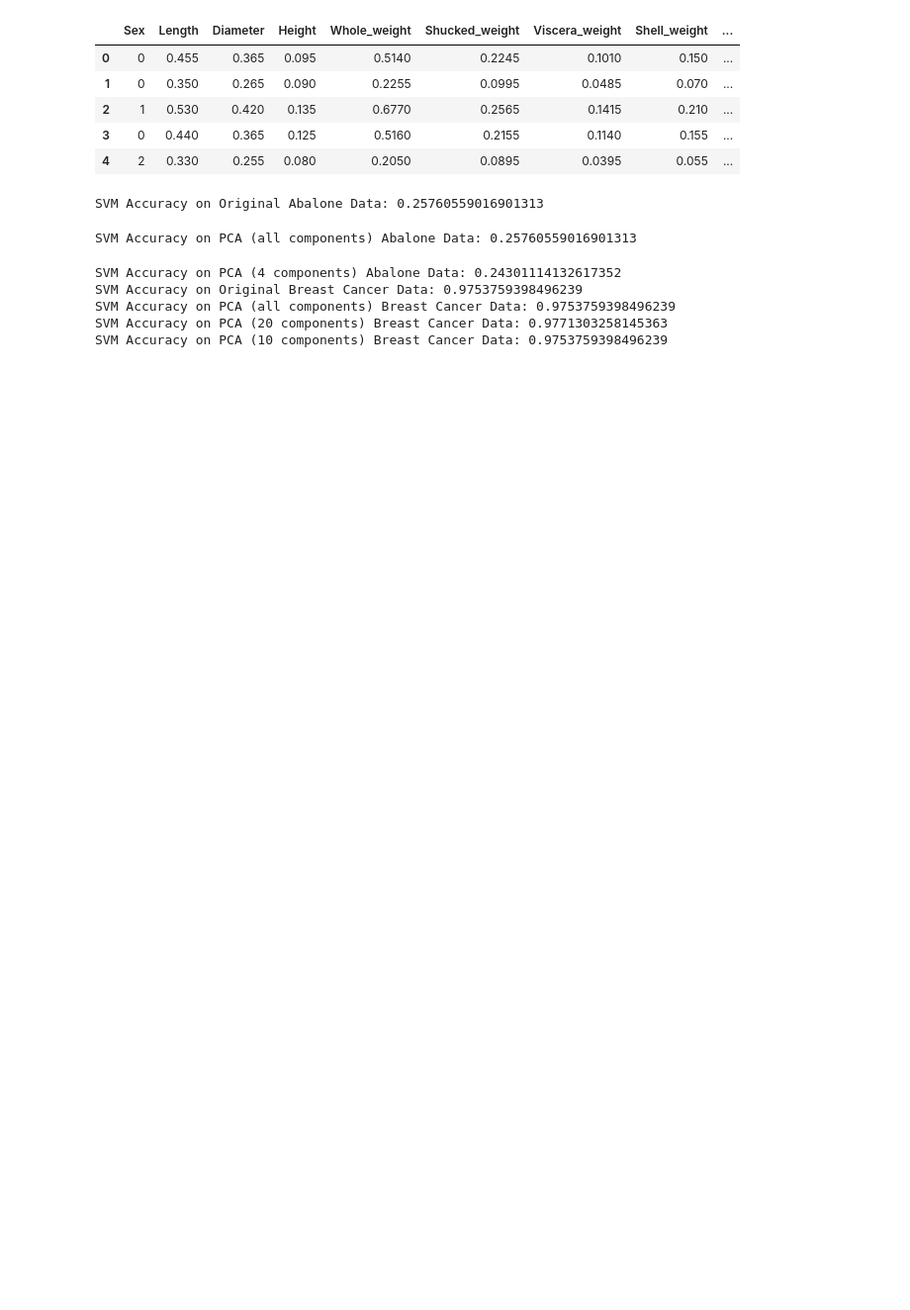
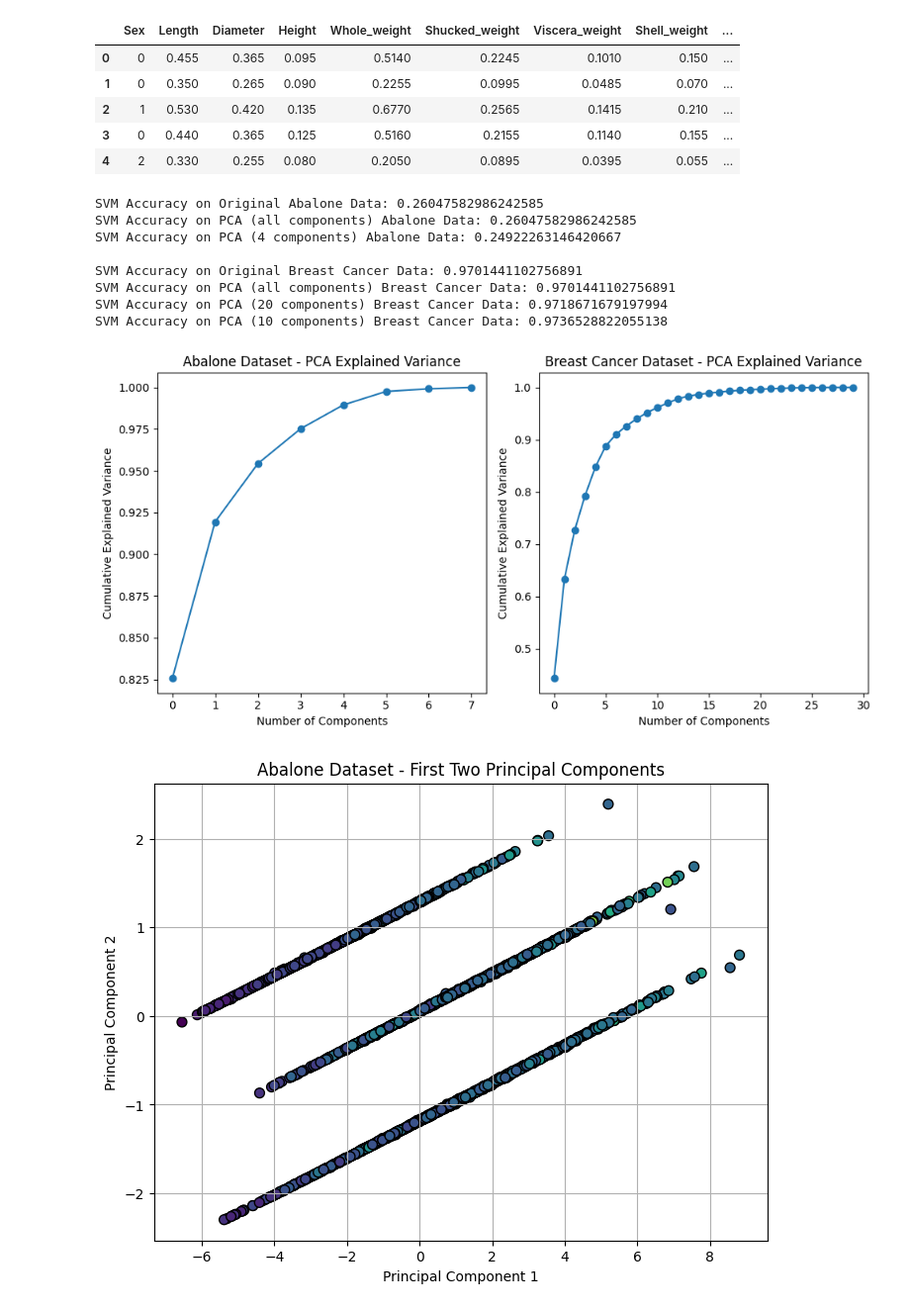
Before and after one commit to bharathS-web/ML-algo, a Jupyter notebook: 7_pca.ipynb, the cells around one changed output. Shown at 99% size. Drawn from its saved outputs; the diff is of its cells as text; code cells hidden in the pictures; blank space fills up the shorter version.

```diff
--- a/7_pca.ipynb
+++ b/7_pca.ipynb
@@ -59,36 +61,85 @@ svm_abalone = SVC(kernel='linear')
 # %%
-scores_abalone = cross_val_score(svm_abalone, X_abalone_scaled, y_abalone, cv=10)
+scores_abalone = cross_val_score(svm_abalone, X_abalone_scaled, y_abalone, cv=kf)
 print("SVM Accuracy on Original Abalone Data:", scores_abalone.mean())
 
 # SVM on PCA-transformed Abalone data (all components)
-scores_abalone_pca = cross_val_score(svm_abalone, X_abalone_pca, y_abalone, cv=10)
+scores_abalone_pca = cross_val_score(svm_abalone, X_abalone_pca, y_abalone, cv=kf)
 print("SVM Accuracy on PCA (all components) Abalone Data:", scores_abalone_pca.mean())
 
 # SVM on PCA-transformed Abalone data (4 components)
-scores_abalone_pca_4 = cross_val_score(svm_abalone, X_abalone_pca_4, y_abalone, cv=10)
+scores_abalone_pca_4 = cross_val_score(svm_abalone, X_abalone_pca_4, y_abalone, cv=kf)
 print("SVM Accuracy on PCA (4 components) Abalone Data:", scores_abalone_pca_4.mean())
 
 # SVM on original Breast Cancer data
 svm_cancer = SVC(kernel='linear')
-scores_cancer = cross_val_score(svm_cancer, X_cancer_scaled, y_cancer, cv=10)
-print("SVM Accuracy on Original Breast Cancer Data:", scores_cancer.mean())
+scores_cancer = cross_val_score(svm_cancer, X_cancer_scaled, y_cancer, cv=kf)
+print("\nSVM Accuracy on Original Breast Cancer Data:", scores_cancer.mean())
 
 # SVM on PCA-transformed Breast Cancer data (all components)
-scores_cancer_pca = cross_val_score(svm_cancer, X_cancer_pca, y_cancer, cv=10)
+scores_cancer_pca = cross_val_score(svm_cancer, X_cancer_pca, y_cancer, cv=kf)
 print("SVM Accuracy on PCA (all components) Breast Cancer Data:", scores_cancer_pca.mean())
 
 # SVM on PCA-transformed Breast Cancer data (20 components)
-scores_cancer_pca_20 = cross_val_score(svm_cancer, X_cancer_pca_20, y_cancer, cv=10)
+scores_cancer_pca_20 = cross_val_score(svm_cancer, X_cancer_pca_20, y_cancer, cv=kf)
 print("SVM Accuracy on PCA (20 components) Breast Cancer Data:", scores_cancer_pca_20.mean())
 
 # SVM on PCA-transformed Breast Cancer data (10 components)
-scores_cancer_pca_10 = cross_val_score(svm_cancer, X_cancer_pca_10, y_cancer, cv=10)
+scores_cancer_pca_10 = cross_val_score(svm_cancer, X_cancer_pca_10, y_cancer, cv=kf)
 print("SVM Accuracy on PCA (10 components) Breast Cancer Data:", scores_cancer_pca_10.mean())
 # %% [output]
-SVM Accuracy on Original Abalone Data: 0.25760559016901313
+SVM Accuracy on Original Abalone Data: 0.26047582986242585
+SVM Accuracy on PCA (all components) Abalone Data: 0.26047582986242585
+SVM Accuracy on PCA (4 components) Abalone Data: 0.24922263146420667
+
+SVM Accuracy on Original Breast Cancer Data: 0.9701441102756891
+SVM Accuracy on PCA (all components) Breast Cancer Data: 0.9701441102756891
+SVM Accuracy on PCA (20 components) Breast Cancer Data: 0.9718671679197994
+SVM Accuracy on PCA (10 components) Breast Cancer Data: 0.9736528822055138
-SVM Accuracy on PCA (all components) Abalone Data: 0.25760559016901313
-SVM Accuracy on PCA (4 components) Abalone Data: 0.24301114132617352
-SVM Accuracy on Original Breast Cancer Data: 0.9753759398496239
-SVM Accuracy on PCA (all components) Breast Cancer Data: 0.9753759398496239
-SVM Accuracy on PCA (20 components) Breast Cancer Data: 0.9771303258145363
-SVM Accuracy on PCA (10 components) Breast Cancer Data: 0.9753759398496239
+# %%
+import matplotlib.pyplot as plt
+import numpy as np
+
+# PCA for Abalone explained variance ratio
+pca_abalone = PCA()
+X_abalone_pca = pca_abalone.fit_transform(X_abalone_scaled)
+
+# PCA for Breast Cancer explained variance ratio
+pca_cancer = PCA()
+X_cancer_pca = pca_cancer.fit_transform(X_cancer_scaled)
+
+# Plotting the explained variance for Abalone
+plt.figure(figsize=(10, 5))
+plt.subplot(1, 2, 1)
+plt.plot(np.cumsum(pca_abalone.explained_variance_ratio_), marker='o')
+plt.xlabel('Number of Components')
+plt.ylabel('Cumulative Explained Variance')
+plt.title('Abalone Dataset - PCA Explained Variance')
+
+# Plotting the explained variance for Breast Cancer
+plt.subplot(1, 2, 2)
+plt.plot(np.cumsum(pca_cancer.explained_variance_ratio_), marker='o')
+plt.xlabel('Number of Components')
+plt.ylabel('Cumulative Explained Variance')
+plt.title('Breast Cancer Dataset - PCA Explained Variance')
+
+plt.tight_layout()
+plt.show()
+
+# Plotting the first two PCA components for visualization
+def plot_pca_2d(X_pca, y, dataset_name):
+    plt.figure(figsize=(8, 6))
+    plt.scatter(X_pca[:, 0], X_pca[:, 1], c=y, cmap='viridis', edgecolor='k', s=50)
+    plt.xlabel('Principal Component 1')
+    plt.ylabel('Principal Component 2')
+    plt.title(f'{dataset_name} Dataset - First Two Principal Components')
+    plt.grid(True)
+    plt.show()
+
+# Scatter plot for the Abalone dataset
+plot_pca_2d(X_abalone_pca, y_abalone, 'Abalone')
+
+# Scatter plot for the Breast Cancer dataset
+plot_pca_2d(X_cancer_pca, y_cancer, 'Breast Cancer')
+# %% [output]
+[figure, added]
+[figure, added]
```
Also changed, not shown: parts of 4 cells of this notebook.
